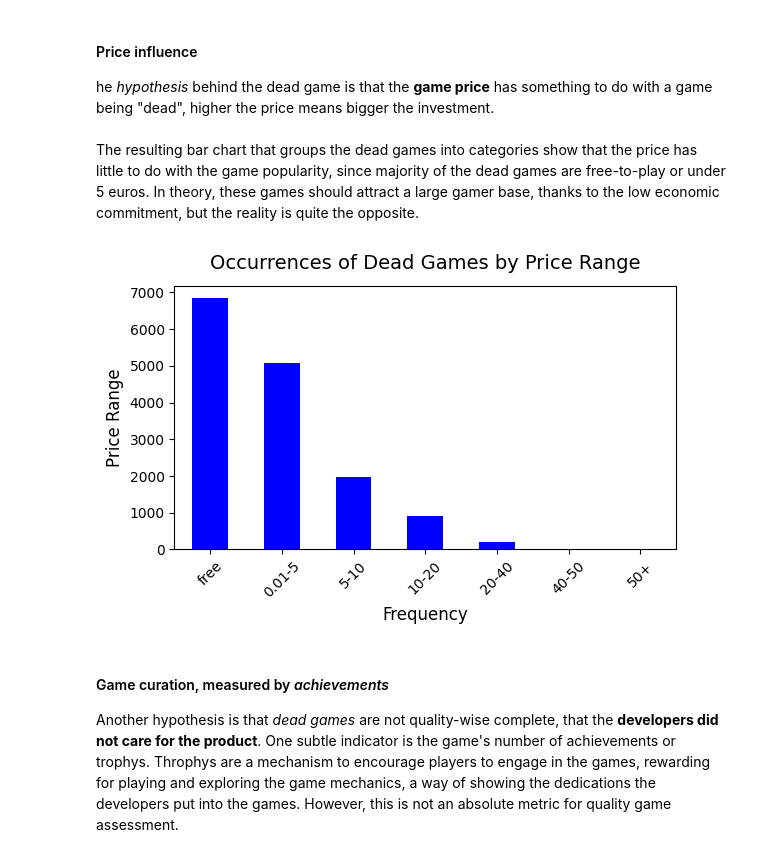
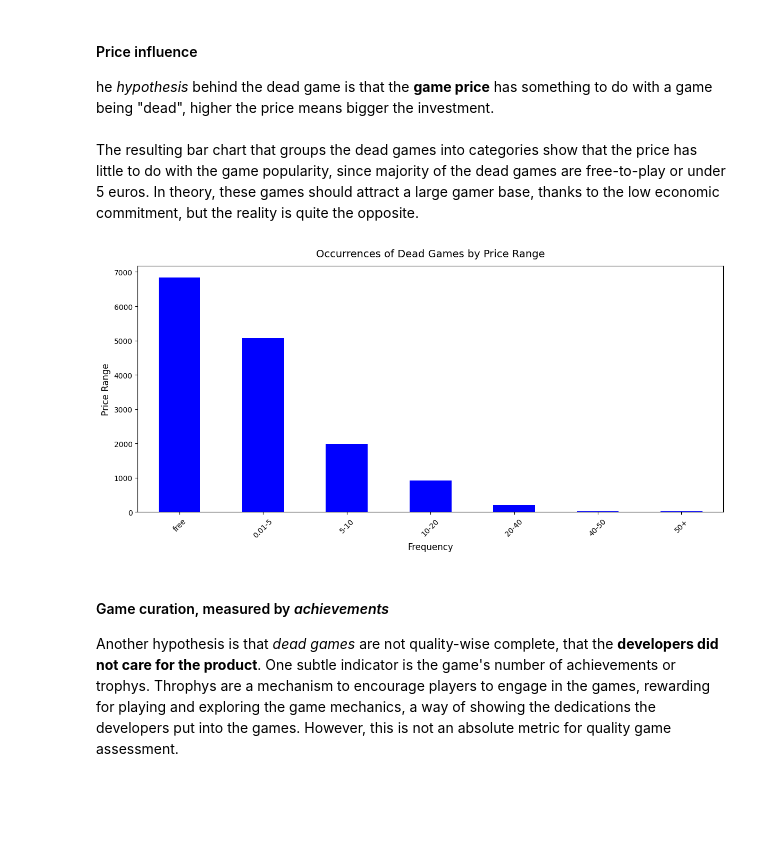
Before and after one commit to Jingrui-Zhu/SLDV, a Jupyter notebook: data_analysis.ipynb, the cells around one changed output. Drawn from its saved outputs; the diff is of its cells as text; code cells hidden in the pictures; blank space fills up the shorter version.

Commit message:
plots size change

```diff
--- a/data_analysis.ipynb
+++ b/data_analysis.ipynb
@@ -104,28 +104,28 @@ The resulting bar chart that groups the dead games into categories show that the
 # %%
 price_zeros = three_zeros['full_price']
 
 # Define bins and labels
 bins = [0.0, 0.01, 5, 10, 20, 40, 50, float('inf')]
 labels = ['free', '0.01-5', '5-10', '10-20', '20-40', '40-50', '50+']
 
 # Create a series with price values and bin them
 price_binned = pd.cut(price_zeros.values, bins=bins, labels=labels, right=False)
 price_binned_counts = price_binned.value_counts().sort_index()
 
 ax = price_binned_counts.plot(
     kind='bar',
-    figsize=(6, 4),
+    figsize=(12, 6),
     color='blue'
 )
 ax.set_xlabel('Frequency', fontsize=12)
 ax.set_ylabel('Price Range', fontsize=12)
 ax.set_title('Occurrences of Dead Games by Price Range', fontsize=14, pad=12)
 ax.set_xticklabels(labels, rotation=45)
 
 plt.tight_layout()
 plt.show()
 # %% [output]
-[figure, old version]
+[figure, new version]
 # %% [markdown]
 #### Game curation, measured by *achievements*
 Another hypothesis is that *dead games* are not quality-wise complete, that the **developers did not care for the product**. One subtle indicator is the game's number of achievements or trophys. Throphys are a mechanism to encourage players to engage in the games, rewarding for playing and exploring the game mechanics, a way of showing the dedications the developers put into the games. However, this is not an absolute metric for quality game assessment.<br><br>
```
Also changed, not shown: parts of 5 cells of this notebook.
